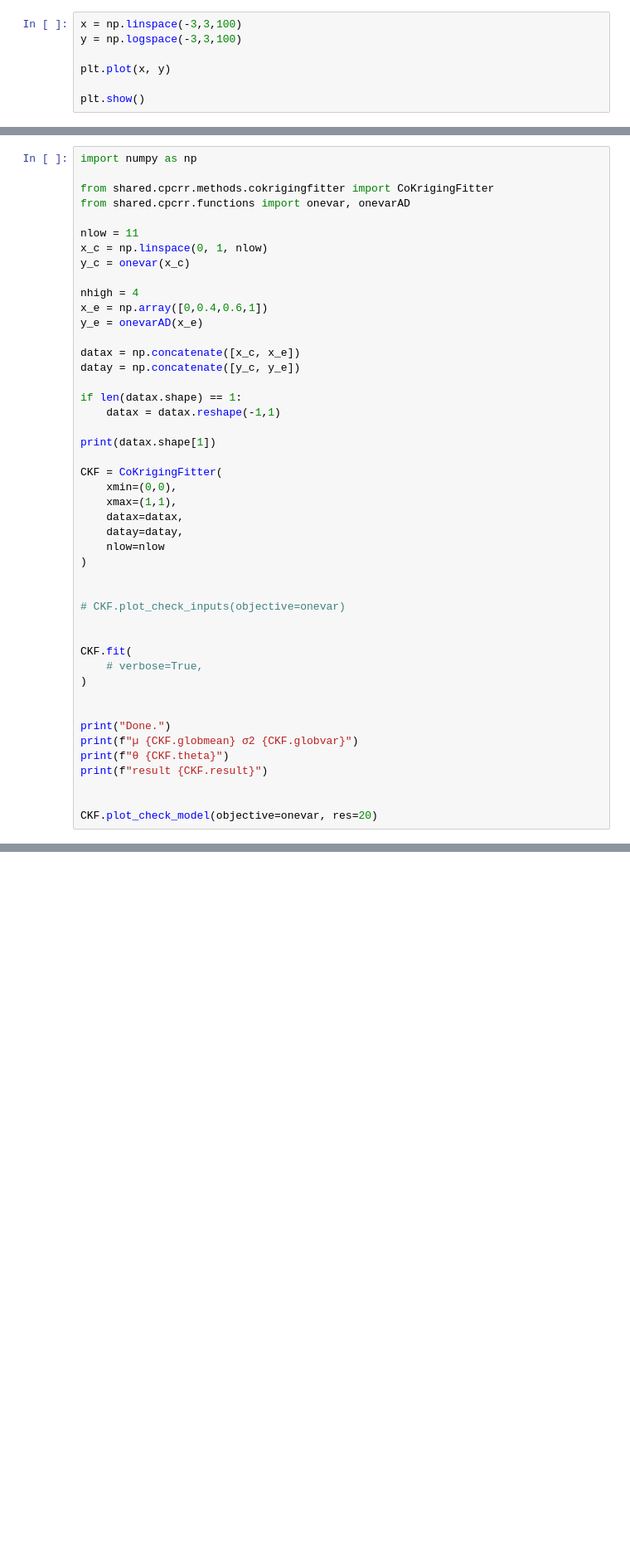
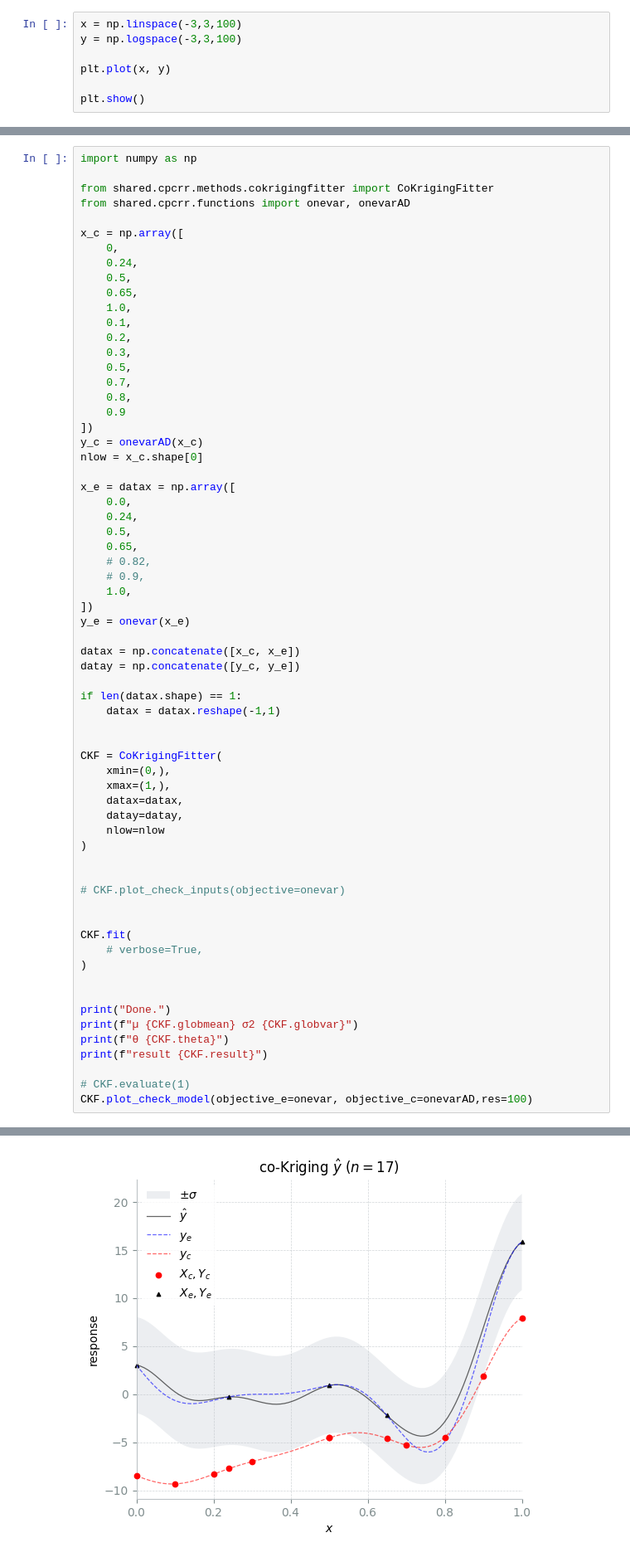
Before and after one commit to ijs32/rceu-2026, a Jupyter notebook: src/ian/surrogate-modeling/chapter-2/chapter_2.ipynb, the cells around one changed output, grey strips where cells are left out. Shown at 83% size. Cells and saved outputs as stored; diff of their text form; blank space fills up the shorter version.

```diff
--- a/src/ian/surrogate-modeling/chapter-2/chapter_2.ipynb
+++ b/src/ian/surrogate-modeling/chapter-2/chapter_2.ipynb
@@ -303,13 +358,33 @@ import numpy as np
 from shared.cpcrr.methods.cokrigingfitter import CoKrigingFitter
 from shared.cpcrr.functions import onevar, onevarAD
 
-nlow = 11
-x_c = np.linspace(0, 1, nlow)
-y_c = onevar(x_c)
+x_c = np.array([
+    0,
+    0.24,
+    0.5,
+    0.65,
+    1.0,
+    0.1,
+    0.2,
+    0.3,
+    0.5,
+    0.7,
+    0.8,
+    0.9
+])
+y_c = onevarAD(x_c)
+nlow = x_c.shape[0]
 
-nhigh = 4
-x_e = np.array([0,0.4,0.6,1])
-y_e = onevarAD(x_e)
+x_e = datax = np.array([
+    0.0,
+    0.24,
+    0.5,
+    0.65,
+    # 0.82,
+    # 0.9,
+    1.0,
+])
+y_e = onevar(x_e)
 
 datax = np.concatenate([x_c, x_e])
 datay = np.concatenate([y_c, y_e])
@@ -317,11 +392,10 @@ datay = np.concatenate([y_c, y_e])
 if len(datax.shape) == 1:
     datax = datax.reshape(-1,1)
 
-print(datax.shape[1])
 
 CKF = CoKrigingFitter(
-    xmin=(0,0),
-    xmax=(1,1),
+    xmin=(0,),
+    xmax=(1,),
     datax=datax,
     datay=datay,
     nlow=nlow
@@ -341,6 +415,6 @@ print(f"µ {CKF.globmean} σ2 {CKF.globvar}")
 print(f"θ {CKF.theta}")
 print(f"result {CKF.result}")
 
-
-CKF.plot_check_model(objective=onevar, res=20)
+# CKF.evaluate(1)
+CKF.plot_check_model(objective_e=onevar, objective_c=onevarAD,res=100)
 # %% [output]
@@ -349,0 +434 @@ ValueError: setting an array element with a sequence.
+[figure, added]
```
Also changed, not shown: parts of 3 cells of this notebook, 4 other files.
